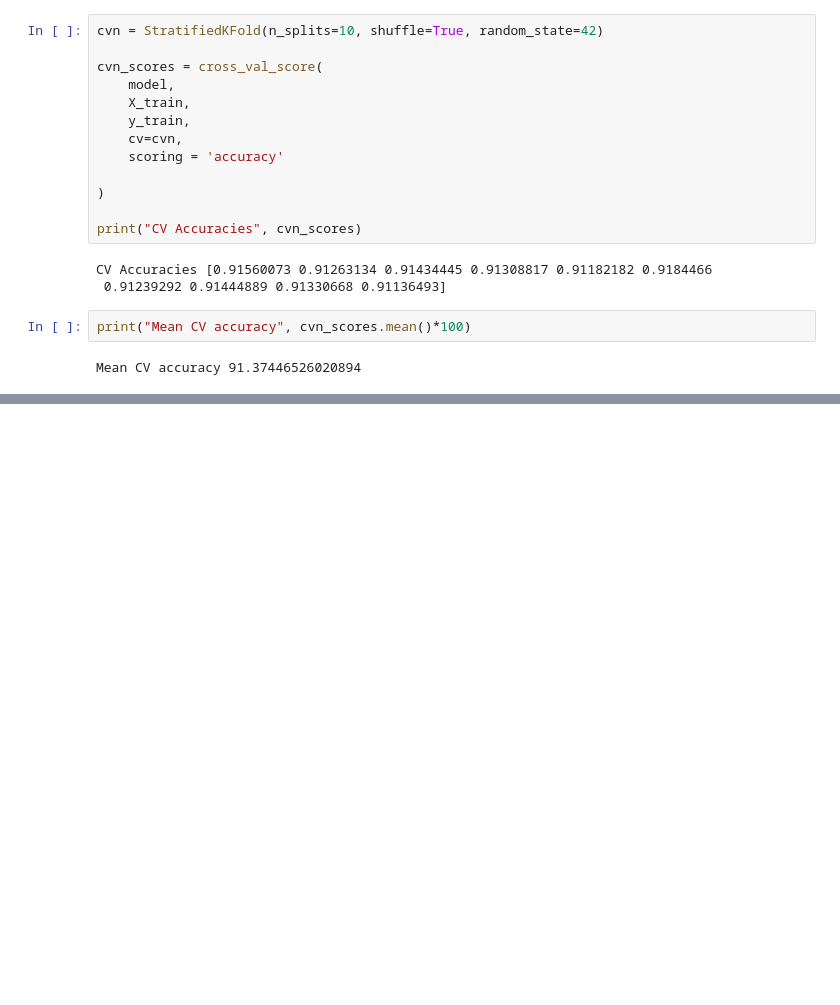
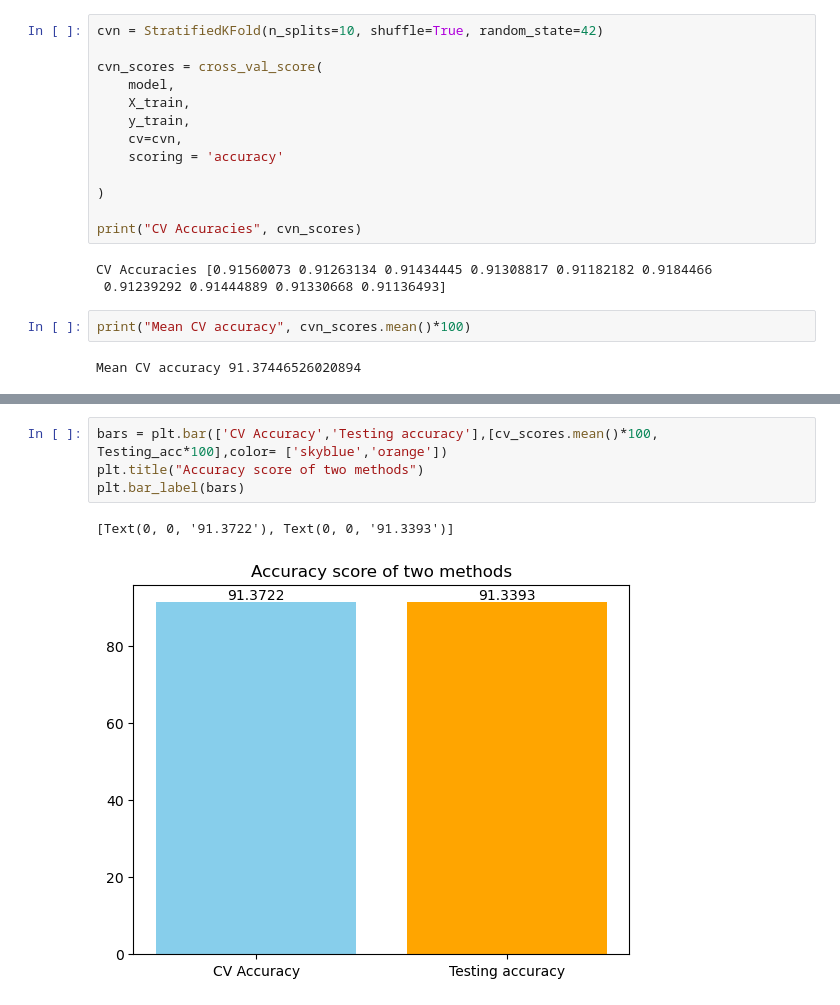
Before and after one commit to simplyshree/ECG-Signal-Processing-for-Arrhythmia-Detection, a Jupyter notebook: main.ipynb, the cells around one changed output, grey strips where cells are left out. Cells and saved outputs as stored; diff of their text form; blank space fills up the shorter version.

```diff
--- a/main.ipynb
+++ b/main.ipynb
@@ -220,0 +233,7 @@ Mean CV accuracy 91.37446526020894
+# %%
+bars = plt.bar(['CV Accuracy','Testing accuracy'],[cv_scores.mean()*100, Testing_acc*100],color= ['skyblue','orange'])
+plt.title("Accuracy score of two methods")
+plt.bar_label(bars)
+# %% [output]
+[Text(0, 0, '91.3722'), Text(0, 0, '91.3393')]
+[figure, added]
```
Also changed, not shown: parts of 4 cells of this notebook.
